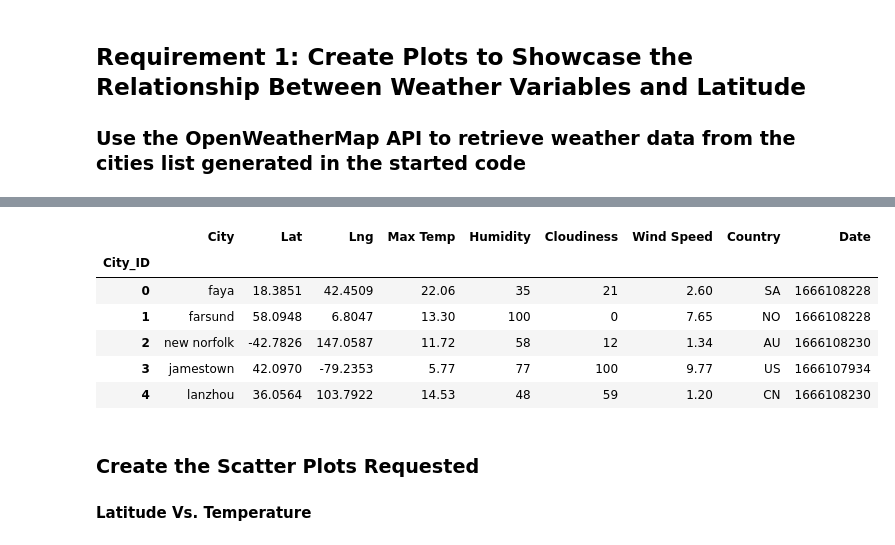
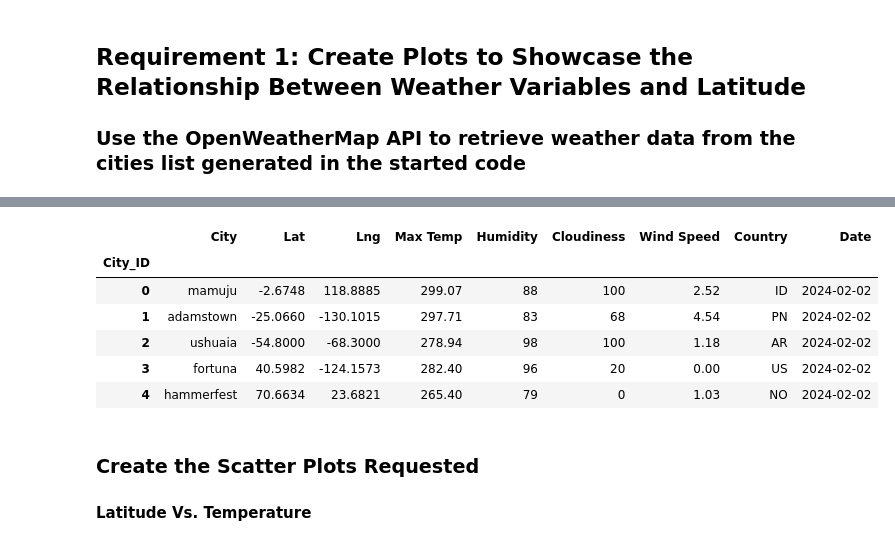
Before and after one commit to dcheung0720/python-api-challenge, a Jupyter notebook: WeatherPy/WeatherPy.ipynb, the cells around one changed output, grey strips where cells are left out. Drawn from its saved outputs; the diff is of its cells as text; code cells hidden in the pictures.

```diff
--- a/WeatherPy/WeatherPy.ipynb
+++ b/WeatherPy/WeatherPy.ipynb
@@ -172,17 +176,17 @@ city_data_df.to_csv("output_data/cities.csv", index_label="City_ID")
 # %%
 # Read saved data
-city_data_df = pd.read_csv("output_data/cities.csv", index_col="City_ID")
+city_data_df = pd.read_csv("../output_data/cities.csv", index_col="City_ID")
 
 # Display sample data
 city_data_df.head()
 # %% [output]
 |  | City | Lat | Lng | Max Temp | Humidity | Cloudiness | Wind Speed | Country | Date |
 | City_ID |  |  |  |  |  |  |  |  |  |
-| 0 | faya | 18.3851 | 42.4509 | 22.06 | 35 | 21 | 2.60 | SA | 1666108228 |
-| 1 | farsund | 58.0948 | 6.8047 | 13.30 | 100 | 0 | 7.65 | NO | 1666108228 |
-| 2 | new norfolk | -42.7826 | 147.0587 | 11.72 | 58 | 12 | 1.34 | AU | 1666108230 |
-| 3 | jamestown | 42.0970 | -79.2353 | 5.77 | 77 | 100 | 9.77 | US | 1666107934 |
-| 4 | lanzhou | 36.0564 | 103.7922 | 14.53 | 48 | 59 | 1.20 | CN | 1666108230 |
+| 0 | mamuju | -2.6748 | 118.8885 | 299.07 | 88 | 100 | 2.52 | ID | 2024-02-02 |
+| 1 | adamstown | -25.0660 | -130.1015 | 297.71 | 83 | 68 | 4.54 | PN | 2024-02-02 |
+| 2 | ushuaia | -54.8000 | -68.3000 | 278.94 | 98 | 100 | 1.18 | AR | 2024-02-02 |
+| 3 | fortuna | 40.5982 | -124.1573 | 282.40 | 96 | 20 | 0.00 | US | 2024-02-02 |
+| 4 | hammerfest | 70.6634 | 23.6821 | 265.40 | 79 | 0 | 1.03 | NO | 2024-02-02 |
 # %% [markdown]
 ### Create the Scatter Plots Requested
 
```
Also changed, not shown: parts of 10 cells of this notebook, 5 other files.
